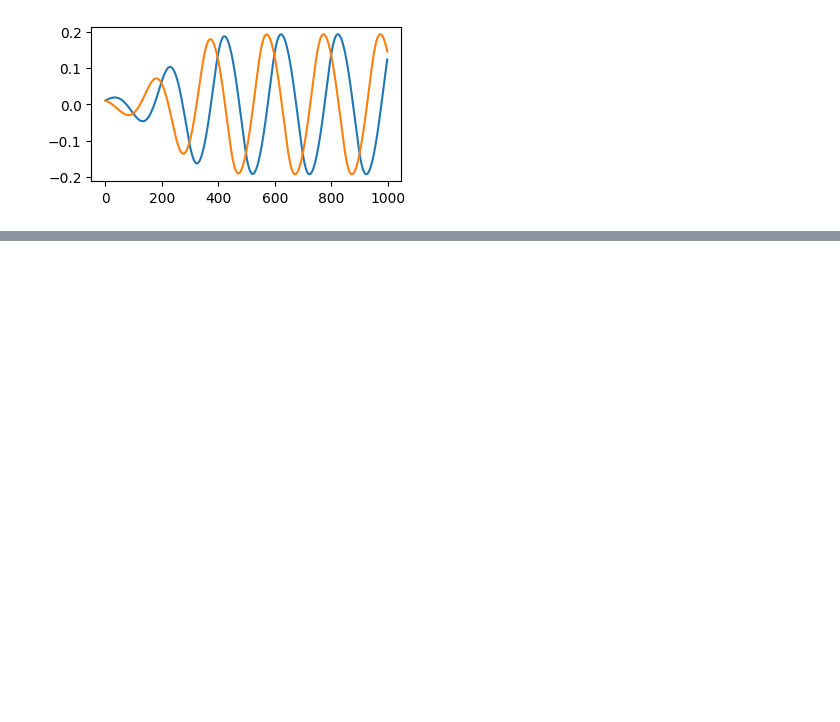
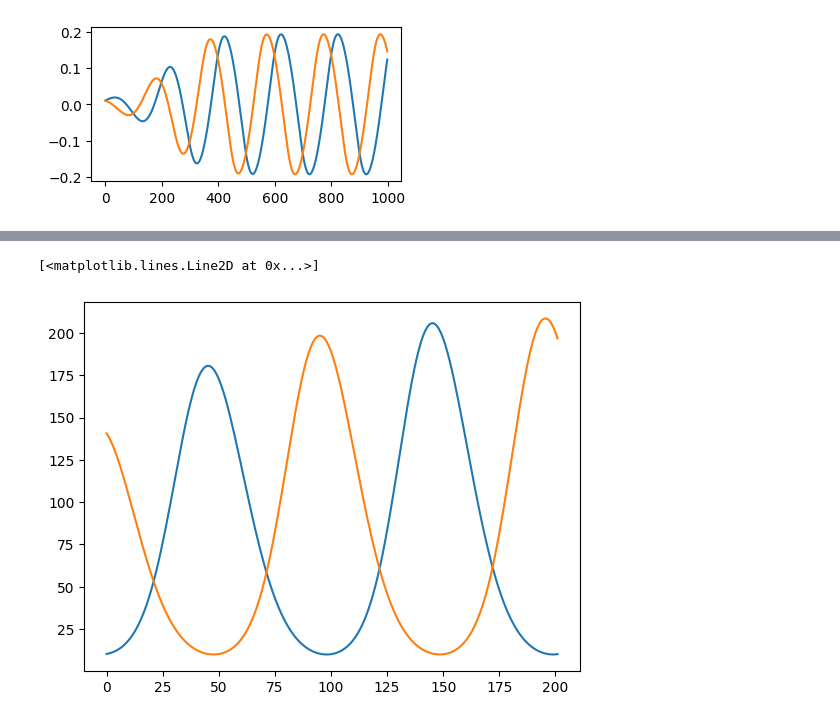
Before and after one commit to Leung555/OmniIsaacGymEnvs, a Jupyter notebook: omniisaacgymenvs/ES/notebook.ipynb, the cells around one changed output, grey strips where cells are left out. Cells and saved outputs as stored; diff of their text form; code cells hidden in the pictures; blank space fills up the shorter version.

Commit message:
dev rbf network

```diff
--- a/omniisaacgymenvs/ES/notebook.ipynb
+++ b/omniisaacgymenvs/ES/notebook.ipynb
@@ -267,0 +261,41 @@ rbf_array
+# %%
+POPSIZE = 2
+omega = 0.01*np.pi
+o1 = torch.Tensor.repeat(torch.Tensor([0.00]), POPSIZE).unsqueeze(1)
+o2 = torch.Tensor.repeat(torch.Tensor([0.18]), POPSIZE).unsqueeze(1)
+O = torch.Tensor([[0.01, 0.18]]).expand(POPSIZE, 2)
+# Rbf network
+input_range = (-1, 1)
+num_basis = 10
+num_output = 1
+centers = torch.linspace(input_range[0], input_range[1], num_basis)
+variance = 1/0.04
+weights = torch.randn(POPSIZE, num_output, num_basis, )
+rbf_array = []
+W = torch.Tensor([[ cos(omega) ,  -sin(omega)],
+                  [ sin(omega) ,  cos(omega)]])
+# %%
+output = []
+with torch.no_grad():
+    for i in range(202):
+        # o1 = torch.tanh(1.01*( o1p*cos(omega) + o2p*sin(omega)))
+        # o2 = torch.tanh(1.01*(-o1p*sin(omega) + o2p*cos(omega)))
+        O = torch.tanh(1.01*torch.matmul(O, W))
+        # print('o1', o1)
+        # posto1 = torch.sum(weights[0]*np.exp(variance*(o1 - centers)), dim=1)
+        # posto2 = torch.sum(weights[1]*np.exp(variance*(o2 - centers)), dim=1)
+        post = torch.sum(
+                np.exp(variance*
+                       torch.einsum('p,qr->pqr', centers, O))
+                                , dim=0)
+
+        # cpg_out = torch.stack([posto1,posto2])
+        output.append(post.tolist())
+        o1p = o1
+        o2p = o2
+plt.plot(np.array(output)[:,0,0])
+plt.plot(np.array(output)[:,0,1])
+# plt.plot(output[:,1:2])
+# %% [output]
+[<matplotlib.lines.Line2D at 0x...>]
+[figure, added]
```
Also changed, not shown: parts of 14 cells of this notebook, 7 other files.
